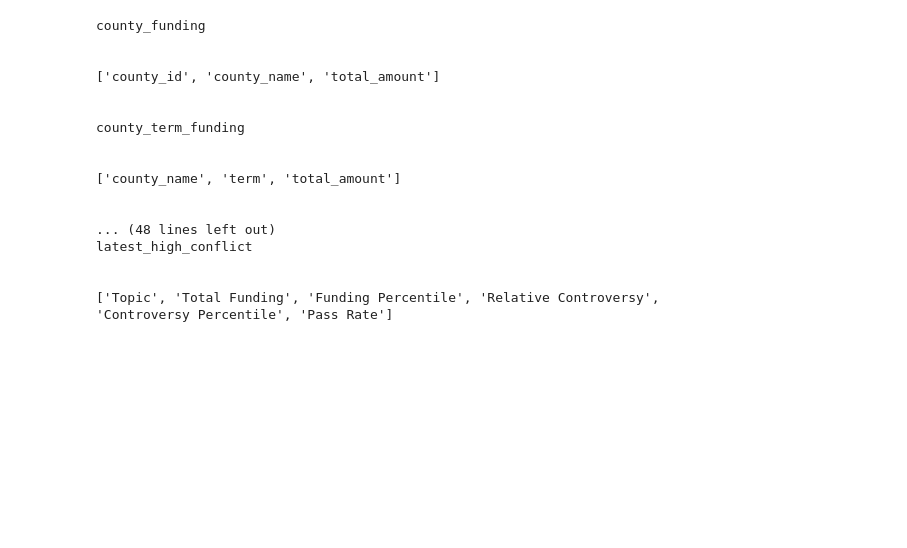
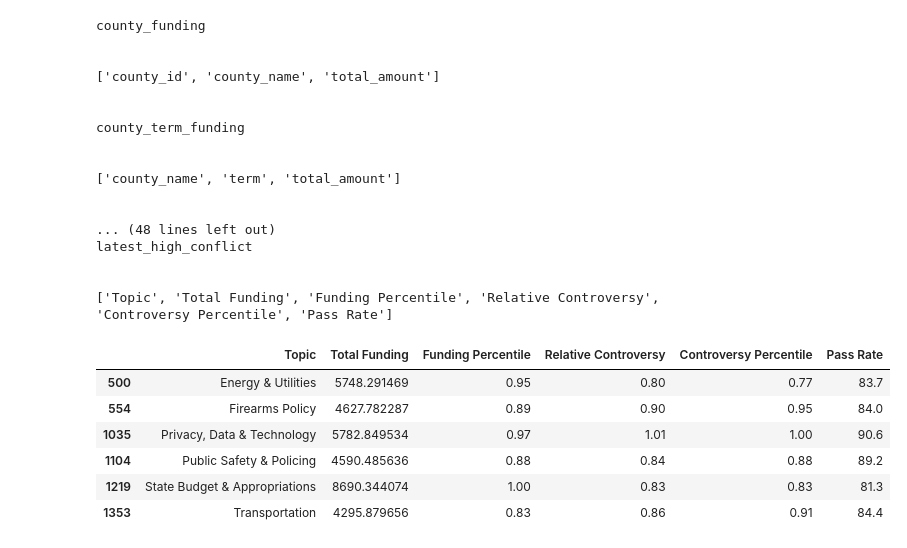
Before and after one commit to emeliasprott/Capstone, a Jupyter notebook: comps.ipynb, the cells around one changed output. Cells and saved outputs as stored; diff of their text form; code cells hidden in the pictures; blank space fills up the shorter version.

```diff
--- a/comps.ipynb
+++ b/comps.ipynb
@@ -612,13 +612,13 @@ for _, row in populations.iterrows():
     county = f'{row["COUNTY"].strip()} County'
     pops[county] = np.mean(row.iloc[1:])
 # %%
-counties_gdf, _ = read_zip('dashboard/backend/data/ca_counties.zip')
+counties_gdf, _ = read_zip('dashboard/backend/ca_counties.zip')
 counties_gdf = counties_gdf[['COUNTYFP', 'NAMELSAD', 'geometry']]
 counties_gdf['county_area_m2'] = counties_gdf.geometry.area
 counties_gdf['county_id'] = counties_gdf['COUNTYFP'].astype(int)
 counties_gdf['population'] = counties_gdf['NAMELSAD'].map(pops).astype('float64')
 counties_gdf['pop_density_per_m2'] = counties_gdf['population'] / counties_gdf['county_area_m2']
-data_dir = pathlib.Path('dashboard/backend/data')
+data_dir = pathlib.Path('dashboard/backend')
 asm11_zip = data_dir / '2011_assembly_state_shp.zip'
 sen11_zip = data_dir / '2011_senate_state_shp.zip'
 asmcur_zip = data_dir / '2021_AD_Final_shp.zip'
@@ -931,6 +931,6 @@ legislator_funding['funding_tier'] = pd.cut(
 # %%
 leg_topics = actor_topic.loc[actor_topic['actor_type'] == 'legislator_term']
 leg_topics['term'] = leg_topics['actor_index'].apply(lambda x: node_ids['legislator_term'].get(x).split('_')[1])
-leg_topics = leg_topics.dropna(subset=['name', 'topic_id', 'impact'])[['name', 'term', 'topic_id', 'impact']].groupby(['name', 'term', 'topic_id'], as_index=False).agg(impact=('impact', 'mean'))
+leg_topics = leg_topics.dropna(subset=['name', 'topic_id', 'stance'])[['name', 'term', 'topic_id', 'stance', "influence"]].groupby(['name', 'term', 'topic_id'], as_index=False).agg(stance=('stance', 'mean'), influence=("influence", "mean"))
 # %%
 def pack_focus_topics(df, n=5):
@@ -1261,18 +1261,18 @@ topic_term_summary = (
     )
 )
 # %%
-leg_topics['abs_impact'] = leg_topics['impact'].abs()
+leg_topics['abs_impact'] = leg_topics['stance'].abs()
 leg_topics['abs_denom'] = leg_topics.groupby(['name', 'term'])['abs_impact'].transform('sum')
 leg_topics = leg_topics.loc[leg_topics['abs_denom'] > 0].copy()
 
 leg_topics['w_abs'] = leg_topics['abs_impact'] / leg_topics['abs_denom']
 
-leg_topics['w_signed'] = leg_topics['impact'] / leg_topics['abs_denom']
+leg_topics['w_signed'] = leg_topics['stance'] / leg_topics['abs_denom']
 # %%
 funding_alloc = (
     funding
     .merge(leg_topics, left_on=['full_name', 'term'], right_on=['name', 'term'], how='left', validate='many_to_many')
-    .dropna(subset=['topic_id', 'impact', 'w_abs'])
+    .dropna(subset=['topic_id', 'stance', 'w_abs'])
     .assign(
         topic_amount=lambda d: d['amount'] * d['w_abs'],
         topic_amount_signed=lambda d: d['amount'] * d['w_signed']
@@ -1471,3 +1475,13 @@ latest_high_conflict
 
 
 ['Topic', 'Total Funding', 'Funding Percentile', 'Relative Controversy', 'Controversy Percentile', 'Pass Rate']
+# %%
+latest_high_conflict
+# %% [output]
+|  | Topic | Total Funding | Funding Percentile | Relative Controversy | Controversy Percentile | Pass Rate |
+| 500 | Energy & Utilities | 5748.291469 | 0.95 | 0.80 | 0.77 | 83.7 |
+| 554 | Firearms Policy | 4627.782287 | 0.89 | 0.90 | 0.95 | 84.0 |
+| 1035 | Privacy, Data & Technology | 5782.849534 | 0.97 | 1.01 | 1.00 | 90.6 |
+| 1104 | Public Safety & Policing | 4590.485636 | 0.88 | 0.84 | 0.88 | 89.2 |
+| 1219 | State Budget & Appropriations | 8690.344074 | 1.00 | 0.83 | 0.83 | 81.3 |
+| 1353 | Transportation | 4295.879656 | 0.83 | 0.86 | 0.91 | 84.4 |
```
Also changed, not shown: parts of 7 cells of this notebook, 10 other files.
